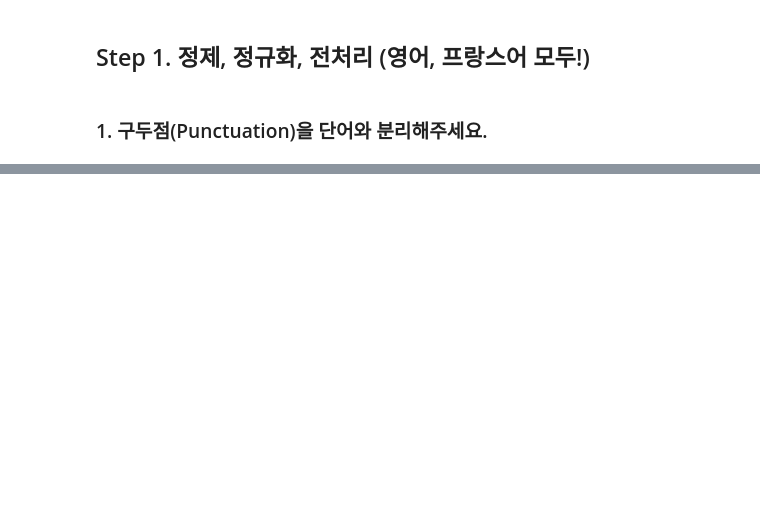
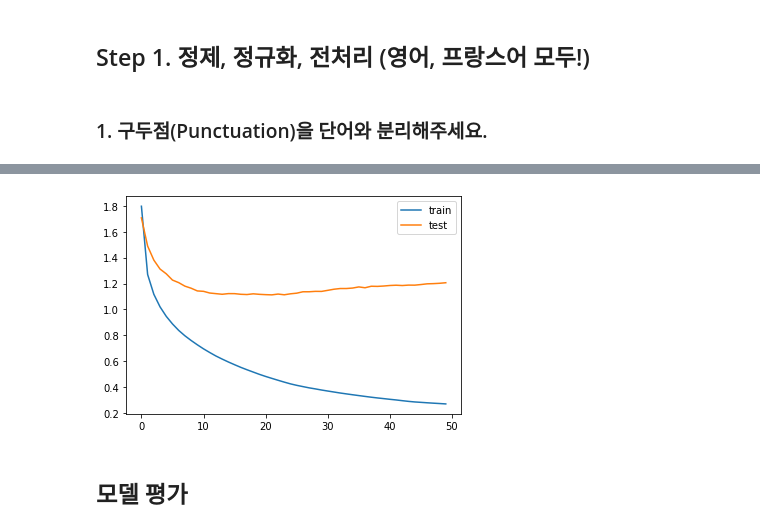
Before and after one commit to paul2522/Exploration_Submit, a Jupyter notebook: 10/[Exp10]WordTranslator.ipynb, the cells around one changed output, grey strips where cells are left out. Cells and saved outputs as stored; diff of their text form; code cells hidden in the pictures; blank space fills up the shorter version.

```diff
--- a/10/[Exp10]WordTranslator.ipynb
+++ b/10/[Exp10]WordTranslator.ipynb
@@ -99,0 +276,4 @@ df_updated.head(10)
+# %%
+encoder_input = input_text
+decoder_input = [[ x for x in line if x != fra_tokenizer.word_index[eos_token] ] for line in target_text]
+decoder_target = [[ x for x in line if  x != fra_tokenizer.word_index[sos_token] ] for line in target_text]
@@ -99,0 +282,6 @@ df_updated.head(10)
+# %%
+from tensorflow.keras.preprocessing.sequence import pad_sequences
+
+encoder_input = pad_sequences(encoder_input, padding='post')
+decoder_input = pad_sequences(decoder_input, padding='post')
+decoder_target = pad_sequences(decoder_target, padding='post')
@@ -99,0 +399,7 @@ df_updated.head(10)
+# %%
+from tensorflow.keras.callbacks import EarlyStopping, ModelCheckpoint
+# es = EarlyStopping(monitor='val_loss', patience=2, verbose=1)
+
+history = model.fit(x=[encoder_input_train, decoder_input_train], y=decoder_target_train, \
+    validation_data = ([encoder_input_test, decoder_input_test], decoder_target_test),
+    batch_size=128, epochs=50)
@@ -99,0 +426,9 @@ df_updated.head(10)
+# %%
+plt.plot(history.history['loss'], label='train')
+plt.plot(history.history['val_loss'], label='test')
+plt.legend()
+plt.show()
+# %% [output]
+[figure, added]
+# %% [markdown]
+## 모델 평가
```
Also changed, not shown: parts of 63 cells of this notebook, 1 other file.
